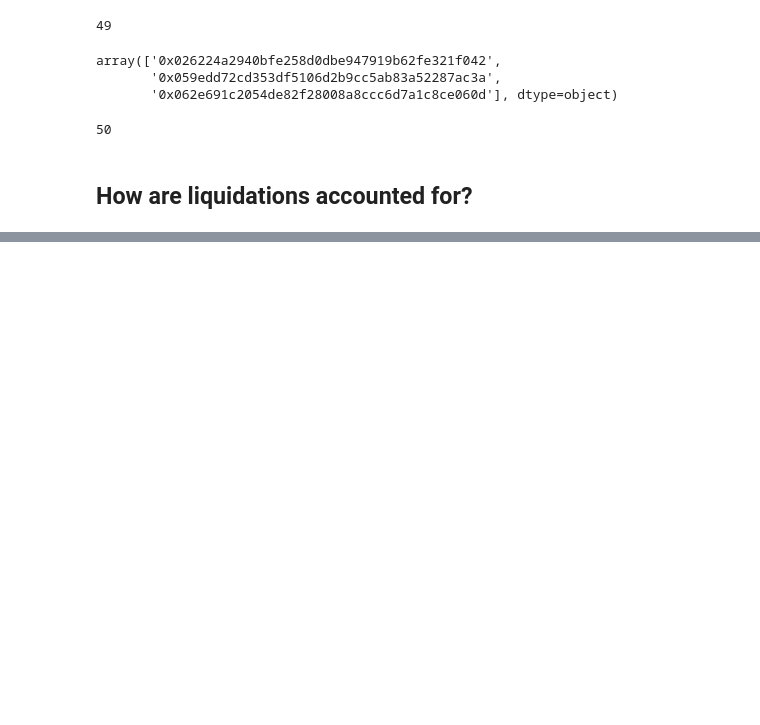
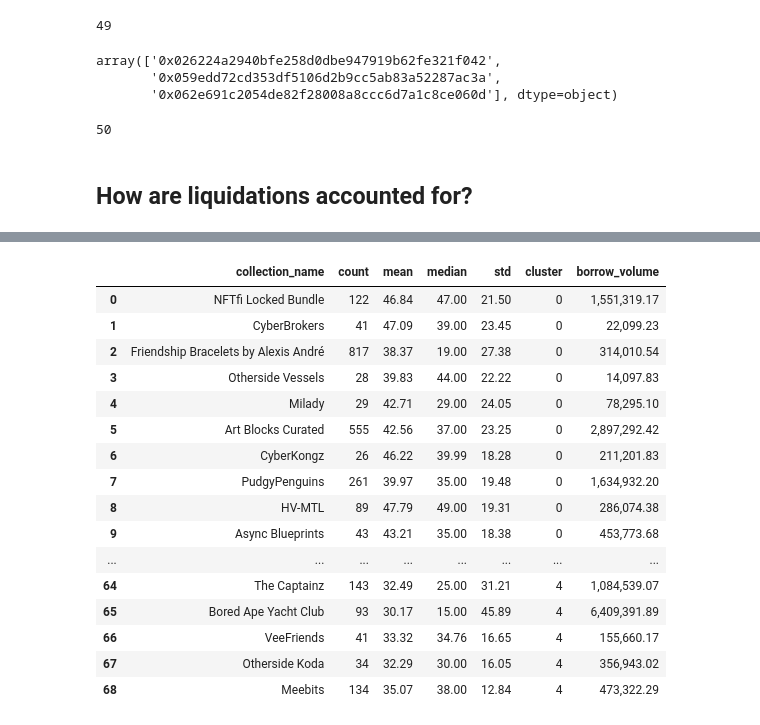
Before and after one commit to datagemsai/ChartGPT-API, a Jupyter notebook: analysis/nftfi_mq.ipynb, the cells around one changed output, grey strips where cells are left out. Saved outputs shown, nothing was run; the diff lists cells and outputs as text; code cells hidden in the pictures; blank space fills up the shorter version.

Commit message:
feature: add analysis on nftfi with tsx hash data

```diff
--- a/analysis/nftfi_mq.ipynb
+++ b/analysis/nftfi_mq.ipynb
@@ -718,0 +718,13 @@ array(['0x026224a2940bfe258d0dbe947919b62fe321f042',
+# %%
+try:
+    volume = pd.read_csv('analysis/nftfi_cluster_data/3month_200apr_with_borrow_volume.csv')
+    base_data = pd.read_csv('analysis/nftfi_cluster_data/20230522_CADLabs_NFTfi NFT collection APR ranges_vDraft - past 3M; loan count 20; APRs 200; 5 clusters.csv')
+except FileNotFoundError:
+    volume = (
+        pd.read_csv('nftfi_cluster_data/3month_200apr_with_borrow_volume.csv')
+        .drop(columns=['mean', 'median', 'std', 'count'])
+    )
+    base_data = (
+        pd.read_csv('nftfi_cluster_data/20230522_CADLabs_NFTfi NFT collection APR ranges_vDraft - past 3M; loan count 20; APRs 200; 5 clusters.csv')
+        .drop(columns=['Unnamed: 0', 'Unnamed: 7', 'Unnamed: 8'])
+    )
@@ -718,0 +741,22 @@ array(['0x026224a2940bfe258d0dbe947919b62fe321f042',
+# %%
+df = pd.merge(left=base_data, right=volume, on='collection_name')
+df
+# list(df['borrow_volume'].values)
+# %% [output]
+|  | collection_name | count | mean | median | std | cluster | borrow_volume |
+| 0 | NFTfi Locked Bundle | 122 | 46.84 | 47.00 | 21.50 | 0 | 1,551,319.17 |
+| 1 | CyberBrokers | 41 | 47.09 | 39.00 | 23.45 | 0 | 22,099.23 |
+| 2 | Friendship Bracelets by Alexis André | 817 | 38.37 | 19.00 | 27.38 | 0 | 314,010.54 |
+| 3 | Otherside Vessels | 28 | 39.83 | 44.00 | 22.22 | 0 | 14,097.83 |
+| 4 | Milady | 29 | 42.71 | 29.00 | 24.05 | 0 | 78,295.10 |
+| 5 | Art Blocks Curated | 555 | 42.56 | 37.00 | 23.25 | 0 | 2,897,292.42 |
+| 6 | CyberKongz | 26 | 46.22 | 39.99 | 18.28 | 0 | 211,201.83 |
+| 7 | PudgyPenguins | 261 | 39.97 | 35.00 | 19.48 | 0 | 1,634,932.20 |
+| 8 | HV-MTL | 89 | 47.79 | 49.00 | 19.31 | 0 | 286,074.38 |
+| 9 | Async Blueprints | 43 | 43.21 | 35.00 | 18.38 | 0 | 453,773.68 |
+| ... | ... | ... | ... | ... | ... | ... | ... |
+| 64 | The Captainz | 143 | 32.49 | 25.00 | 31.21 | 4 | 1,084,539.07 |
+| 65 | Bored Ape Yacht Club | 93 | 30.17 | 15.00 | 45.89 | 4 | 6,409,391.89 |
+| 66 | VeeFriends | 41 | 33.32 | 34.76 | 16.65 | 4 | 155,660.17 |
+| 67 | Otherside Koda | 34 | 32.29 | 30.00 | 16.05 | 4 | 356,943.02 |
+| 68 | Meebits | 134 | 35.07 | 38.00 | 12.84 | 4 | 473,322.29 |
```
Also changed, not shown: parts of 15 cells of this notebook, 6 other files.
